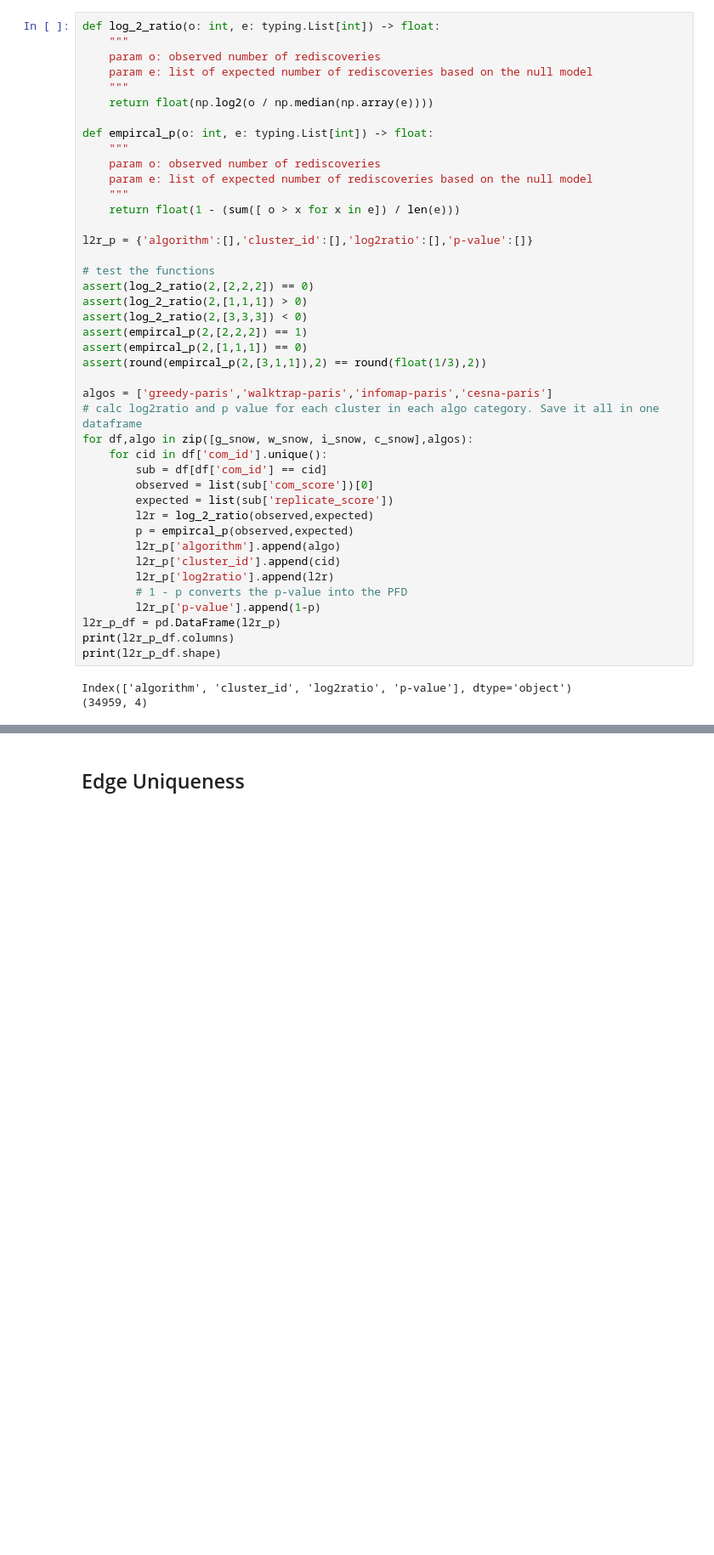
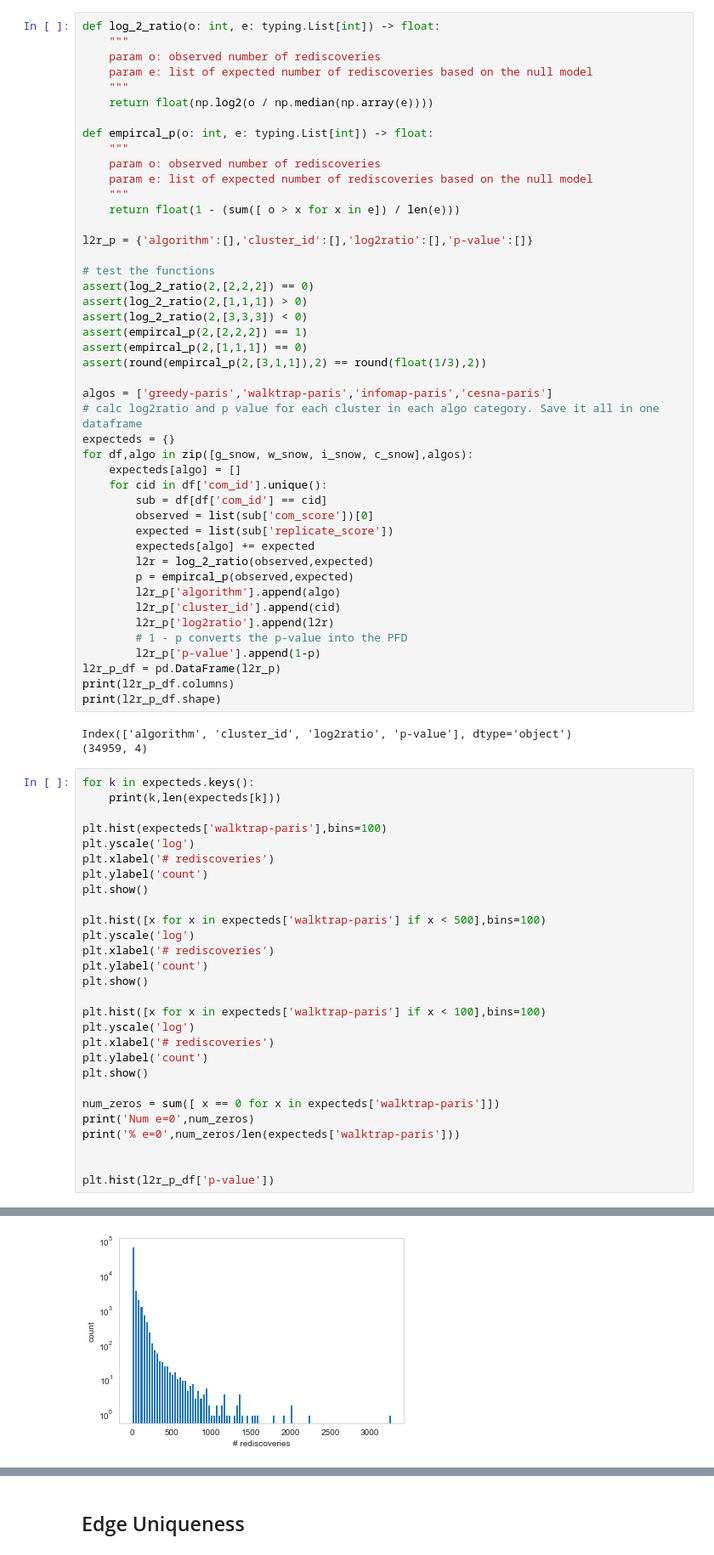
Before and after one commit to MSBradshaw/BOCC, a Jupyter notebook: Experiments/make_figures.ipynb, the cells around one changed output, grey strips where cells are left out. Shown: that part at 85% size. Cells and saved outputs as stored; diff of their text form; blank space fills up the shorter version.

```diff
--- a/Experiments/make_figures.ipynb
+++ b/Experiments/make_figures.ipynb
@@ -247,11 +369,14 @@ assert(round(empircal_p(2,[3,1,1]),2) == round(float(1/3),2))
 
 algos = ['greedy-paris','walktrap-paris','infomap-paris','cesna-paris']
 # calc log2ratio and p value for each cluster in each algo category. Save it all in one dataframe
+expecteds = {}
 for df,algo in zip([g_snow, w_snow, i_snow, c_snow],algos):
+    expecteds[algo] = []
     for cid in df['com_id'].unique():
         sub = df[df['com_id'] == cid]
         observed = list(sub['com_score'])[0]
         expected = list(sub['replicate_score'])
+        expecteds[algo] += expected
         l2r = log_2_ratio(observed,expected)
         p = empircal_p(observed,expected)
         l2r_p['algorithm'].append(algo)
@@ -265,3 +390,32 @@ print(l2r_p_df.shape)
 # %% [output]
 Index(['algorithm', 'cluster_id', 'log2ratio', 'p-value'], dtype='object')
 (34959, 4)
+# %%
+for k in expecteds.keys():
+    print(k,len(expecteds[k]))
+
+plt.hist(expecteds['walktrap-paris'],bins=100)
+plt.yscale('log')
+plt.xlabel('# rediscoveries')
+plt.ylabel('count')
+plt.show()
+
+plt.hist([x for x in expecteds['walktrap-paris'] if x < 500],bins=100)
+plt.yscale('log')
+plt.xlabel('# rediscoveries')
+plt.ylabel('count')
+plt.show()
+
+plt.hist([x for x in expecteds['walktrap-paris'] if x < 100],bins=100)
+plt.yscale('log')
+plt.xlabel('# rediscoveries')
+plt.ylabel('count')
+plt.show()
+
+num_zeros = sum([ x == 0 for x in expecteds['walktrap-paris']])
+print('Num e=0',num_zeros)
+print('% e=0',num_zeros/len(expecteds['walktrap-paris']))
+
+
+plt.hist(l2r_p_df['p-value'])
+# %% [output]
@@ -267,0 +426 @@ Index(['algorithm', 'cluster_id', 'log2ratio', 'p-value'], dtype='object')
+[figure, added]
```
Also changed, not shown: parts of 13 cells of this notebook, 2 other files.
